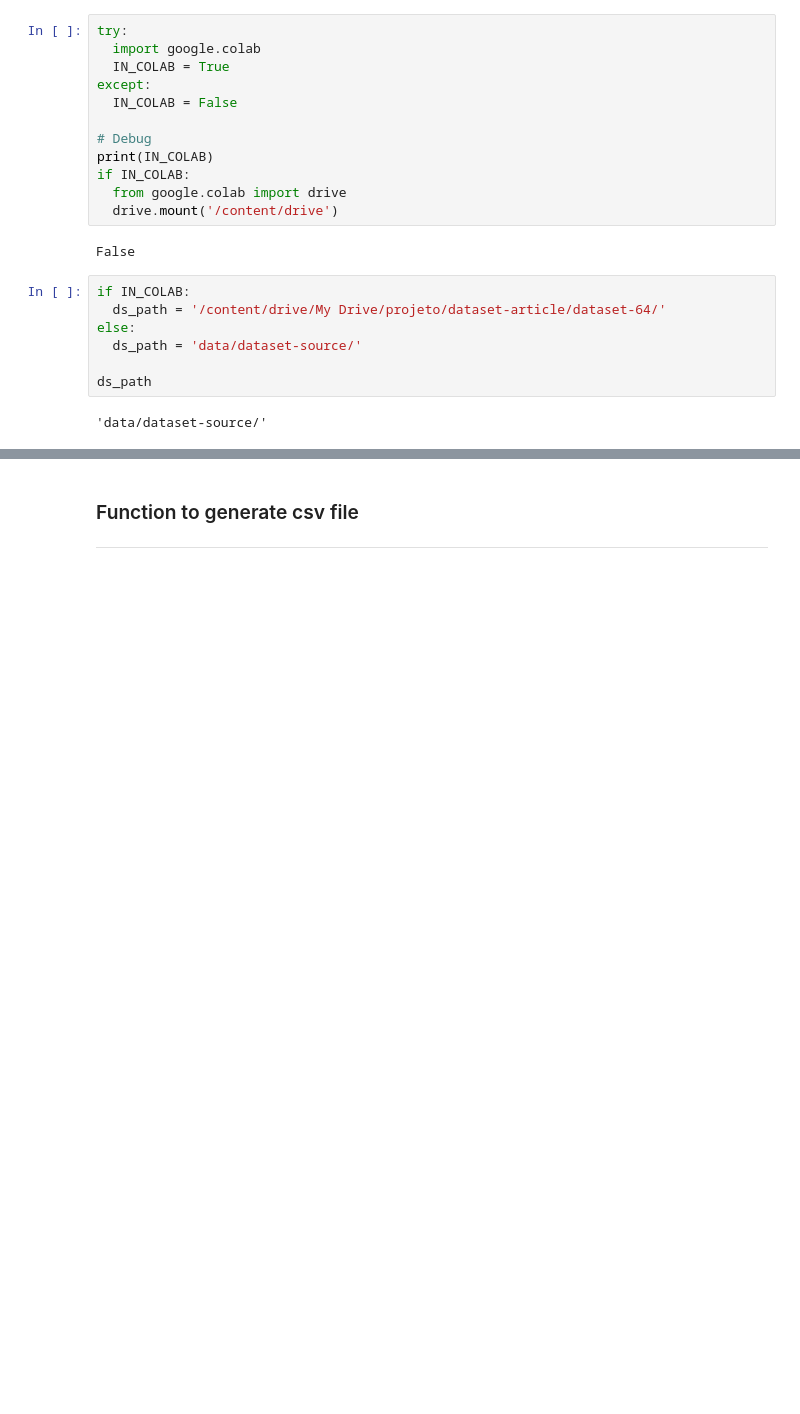
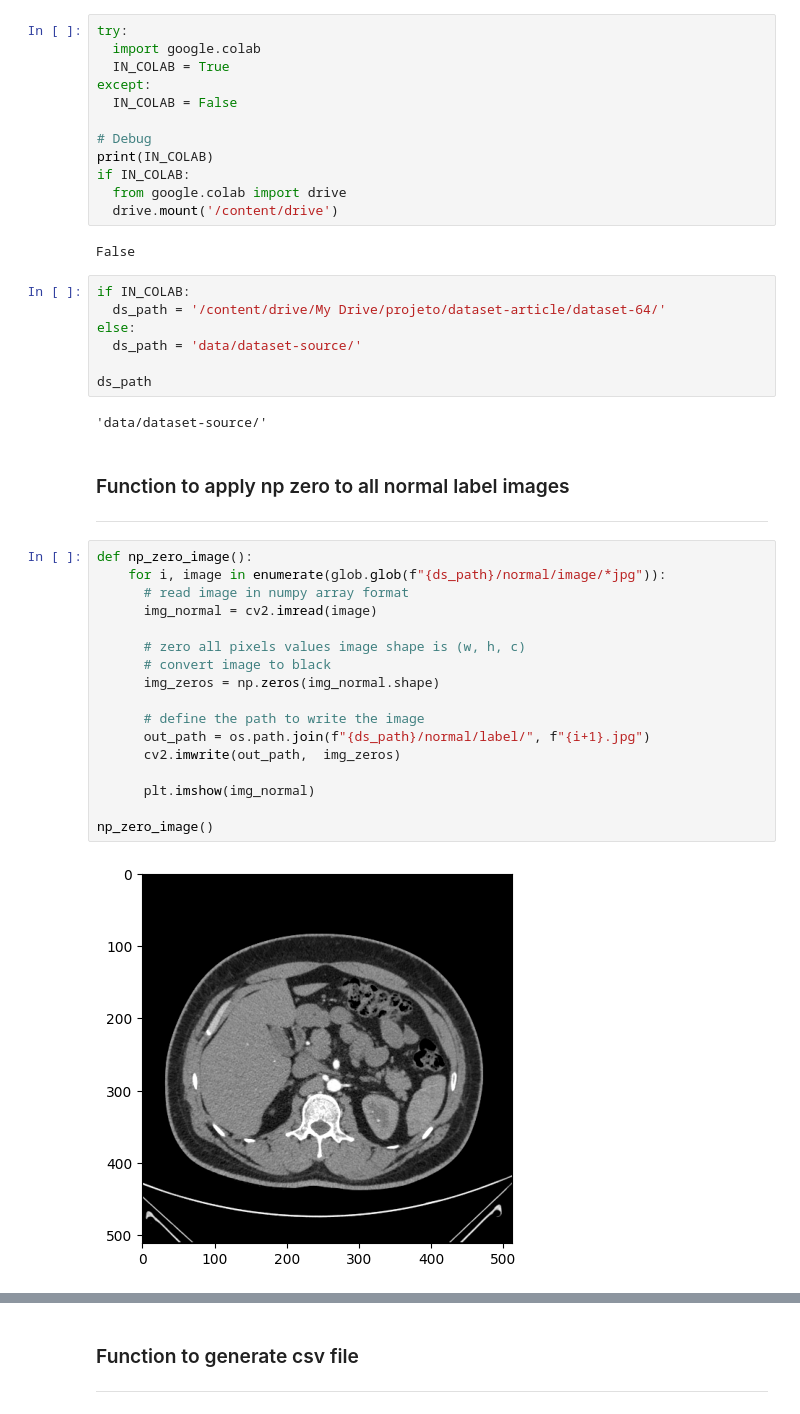
Before and after one commit to oliveirasamuel5959/computer-vision-deep-learning-notebooks, a Jupyter notebook: computer-vision-tasks/notebooks/dataset-processing.ipynb, the cells around one changed output, grey strips where cells are left out. Saved outputs shown, nothing was run; the diff lists cells and outputs as text; blank space fills up the shorter version.

```diff
--- a/computer-vision-tasks/notebooks/dataset-processing.ipynb
+++ b/computer-vision-tasks/notebooks/dataset-processing.ipynb
@@ -37,3 +37,25 @@ else:
 ds_path
 # %% [output]
 'data/dataset-source/'
+# %% [markdown]
+### Function to apply np zero to all normal label images
+---
+# %%
+def np_zero_image():
+    for i, image in enumerate(glob.glob(f"{ds_path}/normal/image/*jpg")):
+      # read image in numpy array format
+      img_normal = cv2.imread(image)
+
+      # zero all pixels values image shape is (w, h, c)
+      # convert image to black
+      img_zeros = np.zeros(img_normal.shape)
+
+      # define the path to write the image
+      out_path = os.path.join(f"{ds_path}/normal/label/", f"{i+1}.jpg")
+      cv2.imwrite(out_path,  img_zeros)
+
+      plt.imshow(img_normal)
+
+np_zero_image()
+# %% [output]
+[figure, added]
```
Also changed, not shown: parts of 3 cells of this notebook.
